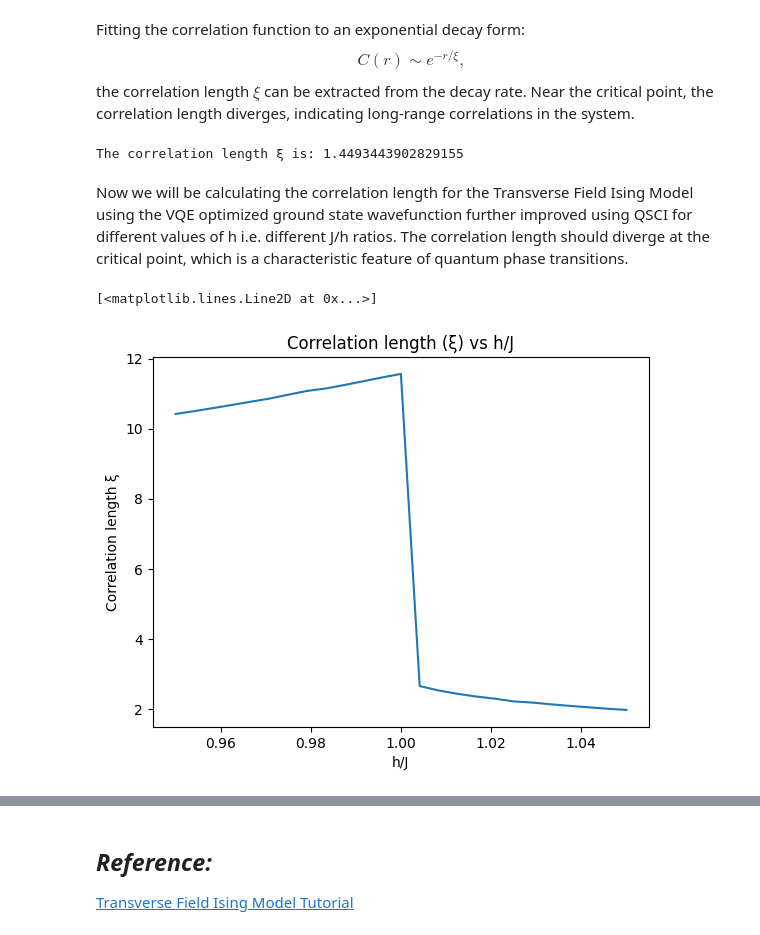
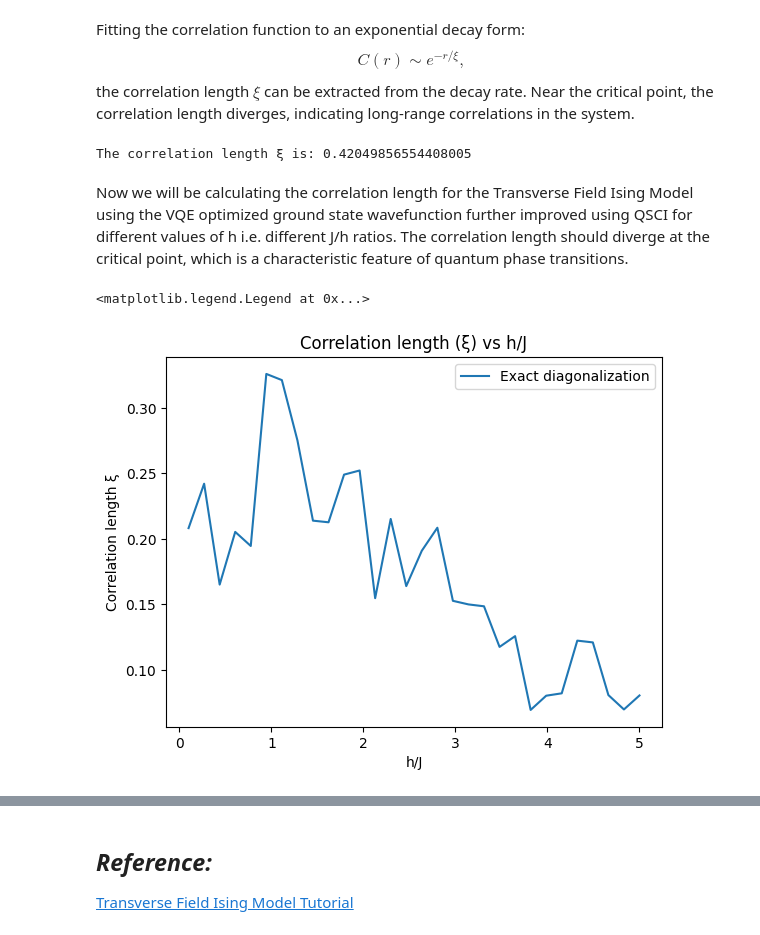
Before and after one commit to QunaSys/quri-parts, a Jupyter notebook: quri_sdk_notebooks/examples/0_quri-algo-vm/5_tfim/TFIM.ipynb, the cells around one changed output, grey strips where cells are left out. Drawn from its saved outputs; the diff is of its cells as text; code cells hidden in the pictures.

```diff
--- a/quri_sdk_notebooks/examples/0_quri-algo-vm/5_tfim/TFIM.ipynb
+++ b/quri_sdk_notebooks/examples/0_quri-algo-vm/5_tfim/TFIM.ipynb
@@ -437,9 +483,8 @@ qsv = convert_to_qsv(ground_state)
 # %%
 ground_states = []
-h = np.linspace(0.92, 1.08, 50)
 params = Z2_params
 
-for i in h:
+for i in h_J:
     hamiltonian = construct_TFIM_hamiltonian(J, i, n_qubits)
     vqe_state = vqe(z2_parametric_circuit, hamiltonian, init_params=params)
     params = vqe_state[2]
@@ -482,13 +548,3 @@ $$
 \chi = \frac{\partial M}{\partial h}
 $$
 where $M$ is the magnetization and $h$ is the transverse field. The magnetic susceptibility diverges at the critical point, indicating a phase transition.
-# %%
-magnetization = []
-s = np.linspace(0.985, 1.025, 13)
-
-for i in range(20, 33):
-    magnetization.append(calculate_magnetization(ground_states[i]))
-
-plt.xlabel('h')
-plt.ylabel('M')
-plt.plot(s, magnetization)
@@ -561,34 +638,44 @@ the correlation length $\xi$ can be extracted from the decay rate. Near the crit
 # %%
 from scipy.optimize import curve_fit
 
-def exp_decay(r, xi, A):
-    return A + np.exp(-r/xi)
+def exp_decay(r, xi):
+    return np.exp(-r/xi)
 
 popt, _ = curve_fit(exp_decay, r, np.real(correlation))
 print("The correlation length ξ is:", popt[0])
 # %% [output]
-The correlation length ξ is: 1.4493443902829155
+The correlation length ξ is: 0.42049856554408005
 # %% [markdown]
 Now we will be calculating the correlation length for the Transverse Field Ising Model using the VQE optimized ground state wavefunction further improved using QSCI for different values of h i.e. different J/h ratios. The correlation length should diverge at the critical point, which is a characteristic feature of quantum phase transitions.
 # %%
-params = Z2_params
-h = np.linspace(0.95, 1.05, 25)
-correlation_len = []
+correlation_len_exact = []
+correlation_len_approx = []
 
-for i in range(len(h)):
-    correlation = []
+for i in range(len(h_J)):
+    correlation_exact = []
+    correlation_approx = []
+    state = QuantumStateVector(n_qubits, exact_ground_state[i])
+
     for j in range(1, n_qubits):
+        corr = C_r(state, j)
+        correlation_exact.append(corr)
+
         corr = C_r(ground_states[i], j)
-        correlation.append(corr)
+        correlation_approx.append(corr)
 
     #Fitting to exponential decay curve
-    popt, _ = curve_fit(exp_decay, r, np.real(correlation))
-    correlation_len.append(popt[0])
+    popt, _ = curve_fit(exp_decay, r, np.abs(correlation_exact), p0=[1.0])
+    correlation_len_exact.append(popt[0])
+
+    #Fitting to exponential decay curve
+    popt, _ = curve_fit(exp_decay, r, np.abs(correlation_approx))
+    correlation_len_approx.append(popt[0])
 # %%
 plt.title('Correlation length (ξ) vs h/J')
 plt.xlabel('h/J')
 plt.ylabel('Correlation length ξ')
-plt.plot(h, correlation_len)
+plt.plot(h_J, correlation_len_exact, label='Exact diagonalization')
+plt.legend()
 # %% [output]
-[<matplotlib.lines.Line2D at 0x...>]
+<matplotlib.legend.Legend at 0x...>
-[figure, old version]
+[figure, new version]
```
Also changed, not shown: parts of 25 cells of this notebook, 2 other files.
